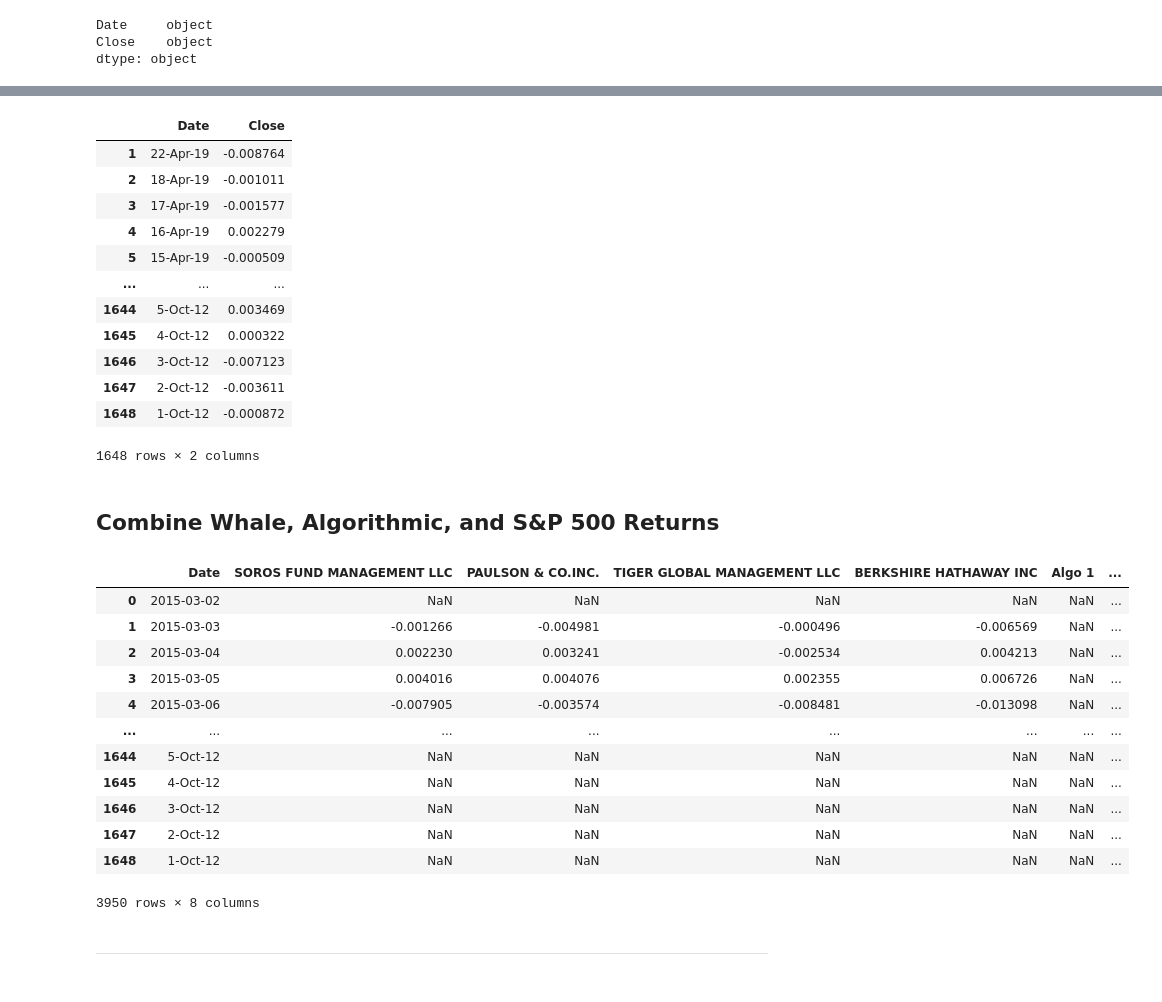
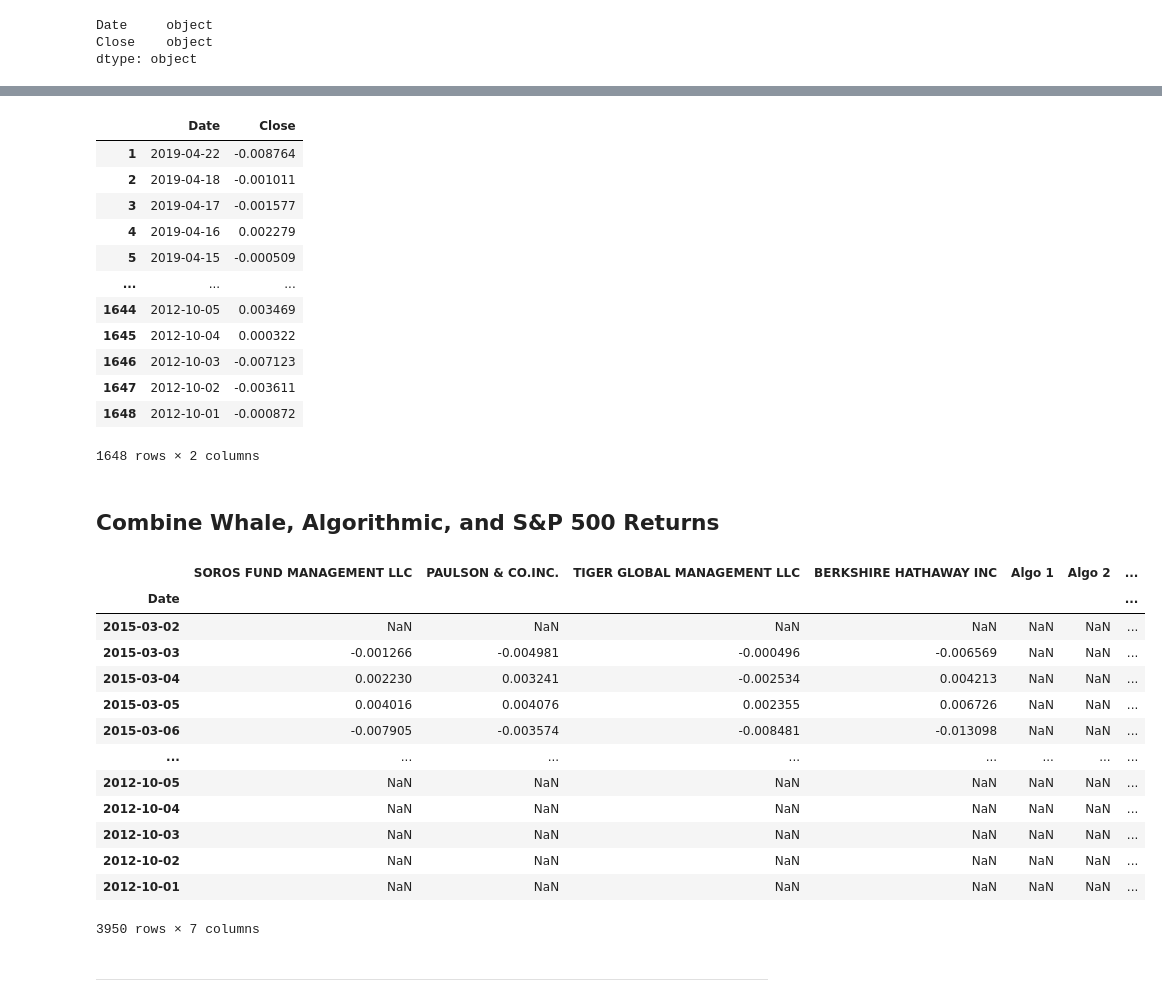
Before and after one commit to arwa486/UW-FinTech-Introduction, a Jupyter notebook: homework/whale_analysis.ipynb, the cells around one changed output, grey strips where cells are left out. Cells and saved outputs as stored; diff of their text form; code cells hidden in the pictures.

```diff
--- a/homework/whale_analysis.ipynb
+++ b/homework/whale_analysis.ipynb
@@ -150,6 +150,6 @@ dtype: object
 # Fix Data Types
 SP500_returns_df['Close'] = SP500_returns_df['Close'].str.replace('$', '')
 SP500_returns_df['Close'] = pd.to_numeric(SP500_returns_df['Close'])
-#SP500_returns_df['Date'] = pd.to_datetime(SP500_returns_df['Date'])
+SP500_returns_df['Date'] = pd.to_datetime(SP500_returns_df['Date'])
 SP500_returns_df.dtypes
 # %% [output]
@@ -164,17 +164,17 @@ SP500_returns_df['Close'] = SP500_returns_df['Close'].pct_change()
 SP500_returns_df.dropna()
 # %% [output]
 |  | Date | Close |
-| 1 | 22-Apr-19 | -0.008764 |
-| 2 | 18-Apr-19 | -0.001011 |
-| 3 | 17-Apr-19 | -0.001577 |
-| 4 | 16-Apr-19 | 0.002279 |
-| 5 | 15-Apr-19 | -0.000509 |
+| 1 | 2019-04-22 | -0.008764 |
+| 2 | 2019-04-18 | -0.001011 |
+| 3 | 2019-04-17 | -0.001577 |
+| 4 | 2019-04-16 | 0.002279 |
+| 5 | 2019-04-15 | -0.000509 |
 | ... | ... | ... |
-| 1644 | 5-Oct-12 | 0.003469 |
-| 1645 | 4-Oct-12 | 0.000322 |
-| 1646 | 3-Oct-12 | -0.007123 |
-| 1647 | 2-Oct-12 | -0.003611 |
-| 1648 | 1-Oct-12 | -0.000872 |
+| 1644 | 2012-10-05 | 0.003469 |
+| 1645 | 2012-10-04 | 0.000322 |
+| 1646 | 2012-10-03 | -0.007123 |
+| 1647 | 2012-10-02 | -0.003611 |
+| 1648 | 2012-10-01 | -0.000872 |
 1648 rows × 2 columns
 # %%
 # Rename `Close` Column to be specific to this portfolio.
@@ -184,21 +184,23 @@ SP500_returns_df = SP500_returns_df.rename(columns = {'Close': 'S&P500'})
 # %%
 # Join Whale Returns, Algorithmic Returns, and the S&P 500 Returns into a single DataFrame with columns for each portfolio's returns.
 combined_df = pd.concat([whale_returns_df, algo_returns_df, SP500_returns_df])
-combined_df
+combined_df['Date'] = pd.to_datetime(combined_df['Date'])
+combined_df.set_index('Date', inplace = True)
 # %% [output]
-|  | Date | SOROS FUND MANAGEMENT LLC | PAULSON & CO.INC. | TIGER GLOBAL MANAGEMENT LLC | BERKSHIRE HATHAWAY INC | Algo 1 | ... |
-| 0 | 2015-03-02 | NaN | NaN | NaN | NaN | NaN | ... |
-| 1 | 2015-03-03 | -0.001266 | -0.004981 | -0.000496 | -0.006569 | NaN | ... |
-| 2 | 2015-03-04 | 0.002230 | 0.003241 | -0.002534 | 0.004213 | NaN | ... |
-| 3 | 2015-03-05 | 0.004016 | 0.004076 | 0.002355 | 0.006726 | NaN | ... |
-| 4 | 2015-03-06 | -0.007905 | -0.003574 | -0.008481 | -0.013098 | NaN | ... |
+|  | SOROS FUND MANAGEMENT LLC | PAULSON & CO.INC. | TIGER GLOBAL MANAGEMENT LLC | BERKSHIRE HATHAWAY INC | Algo 1 | Algo 2 | ... |
+| Date |  |  |  |  |  |  | ... |
+| 2015-03-02 | NaN | NaN | NaN | NaN | NaN | NaN | ... |
+| 2015-03-03 | -0.001266 | -0.004981 | -0.000496 | -0.006569 | NaN | NaN | ... |
+| 2015-03-04 | 0.002230 | 0.003241 | -0.002534 | 0.004213 | NaN | NaN | ... |
+| 2015-03-05 | 0.004016 | 0.004076 | 0.002355 | 0.006726 | NaN | NaN | ... |
+| 2015-03-06 | -0.007905 | -0.003574 | -0.008481 | -0.013098 | NaN | NaN | ... |
 | ... | ... | ... | ... | ... | ... | ... | ... |
-| 1644 | 5-Oct-12 | NaN | NaN | NaN | NaN | NaN | ... |
-| 1645 | 4-Oct-12 | NaN | NaN | NaN | NaN | NaN | ... |
-| 1646 | 3-Oct-12 | NaN | NaN | NaN | NaN | NaN | ... |
-| 1647 | 2-Oct-12 | NaN | NaN | NaN | NaN | NaN | ... |
-| 1648 | 1-Oct-12 | NaN | NaN | NaN | NaN | NaN | ... |
+| 2012-10-05 | NaN | NaN | NaN | NaN | NaN | NaN | ... |
+| 2012-10-04 | NaN | NaN | NaN | NaN | NaN | NaN | ... |
+| 2012-10-03 | NaN | NaN | NaN | NaN | NaN | NaN | ... |
+| 2012-10-02 | NaN | NaN | NaN | NaN | NaN | NaN | ... |
+| 2012-10-01 | NaN | NaN | NaN | NaN | NaN | NaN | ... |
-3950 rows × 8 columns
+3950 rows × 7 columns
 # %% [markdown]
 ---
 # %% [markdown]
```
Also changed, not shown: parts of 12 cells of this notebook, 1 other file.
